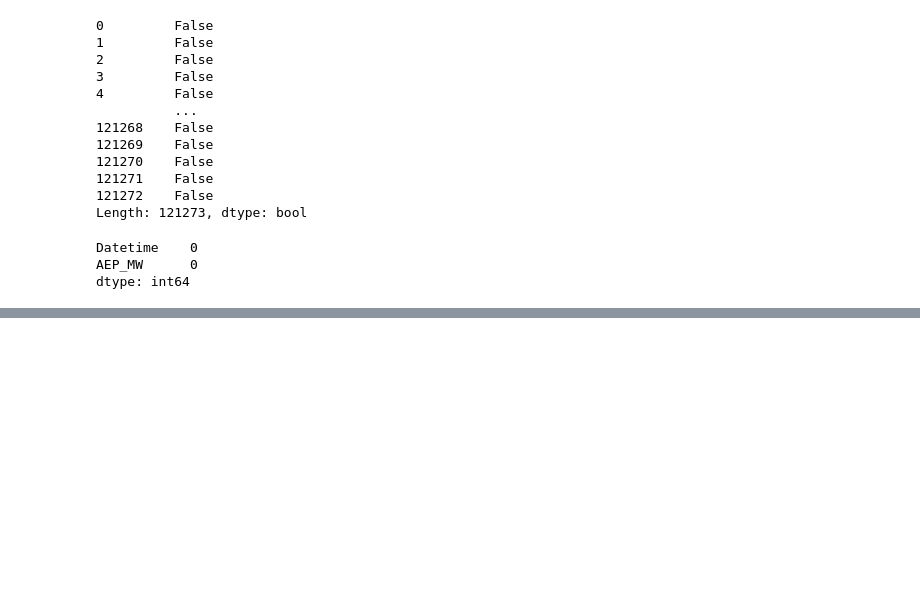
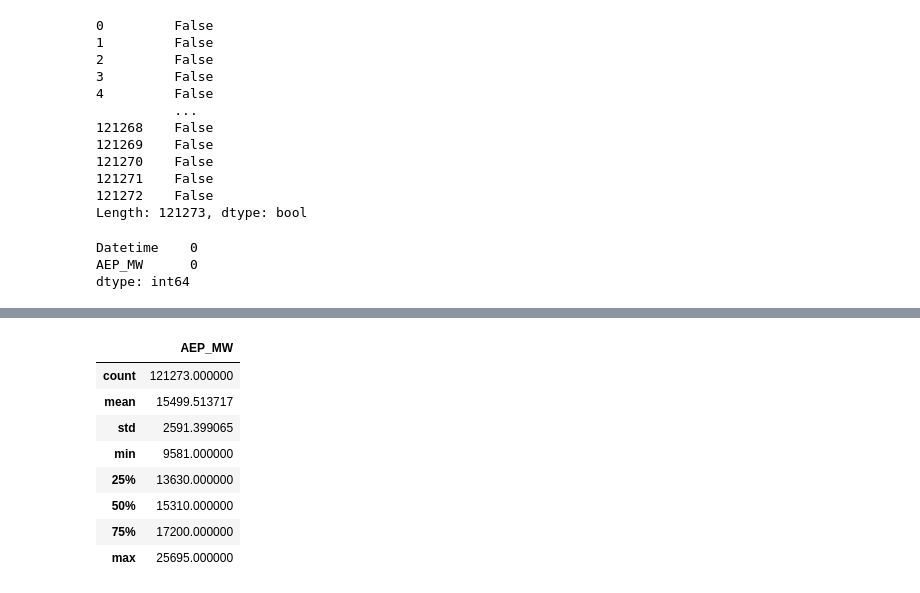
Before and after one commit to susantkumarsahoo/TimeSeriesForecasting_End_To_End, a Jupyter notebook: notebooks/04_note04.ipynb, the cells around one changed output, grey strips where cells are left out. Saved outputs shown, nothing was run; the diff lists cells and outputs as text; code cells hidden in the pictures; blank space fills up the shorter version.

```diff
--- a/notebooks/04_note04.ipynb
+++ b/notebooks/04_note04.ipynb
@@ -142,0 +86,12 @@ print(merged_df)
+# %%
+df.describe()
+# %% [output]
+|  | AEP_MW |
+| count | 121273.000000 |
+| mean | 15499.513717 |
+| std | 2591.399065 |
+| min | 9581.000000 |
+| 25% | 13630.000000 |
+| 50% | 15310.000000 |
+| 75% | 17200.000000 |
+| max | 25695.000000 |
```
Also changed, not shown: parts of 8 cells of this notebook, 1 other file.
